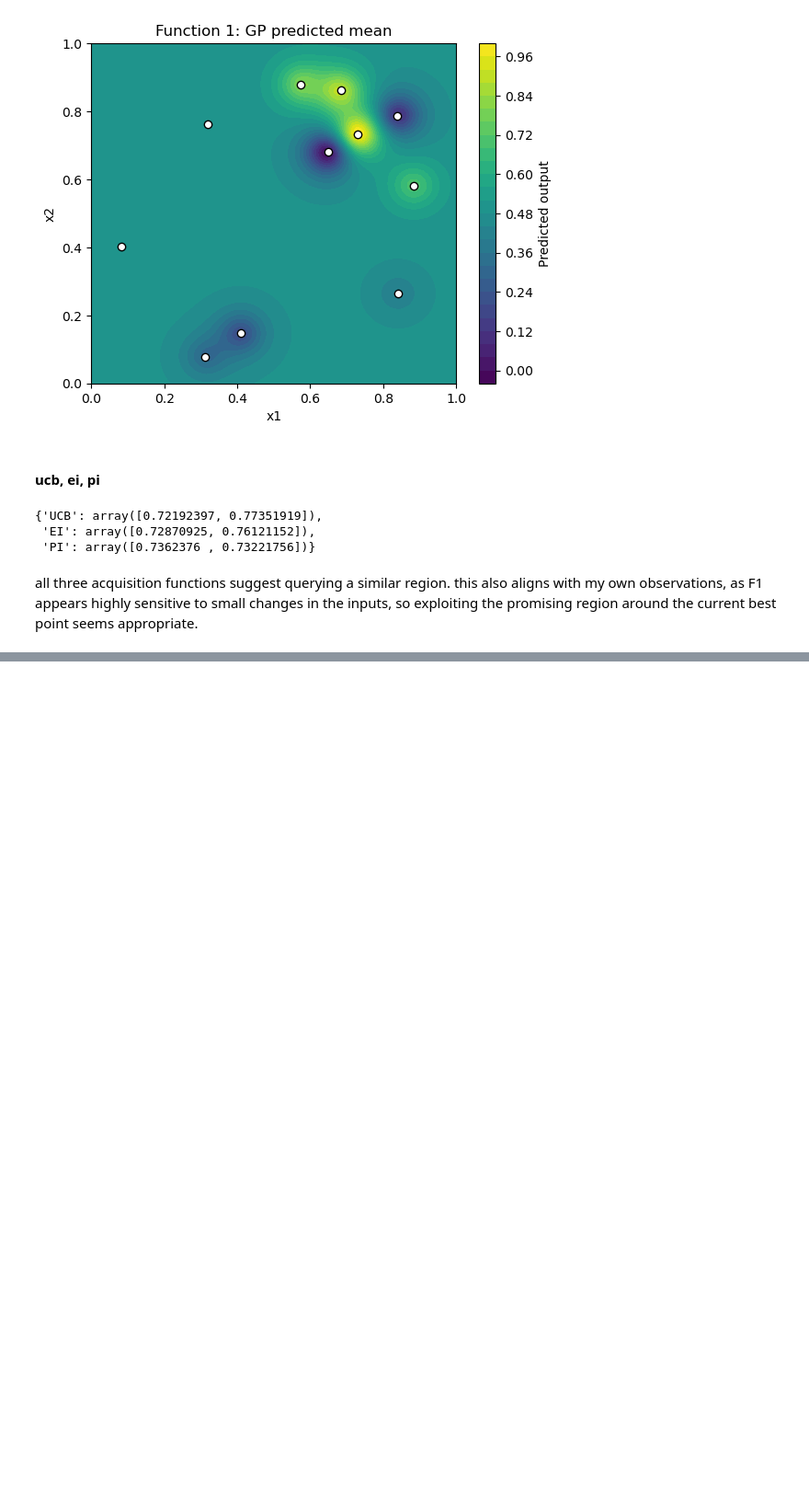
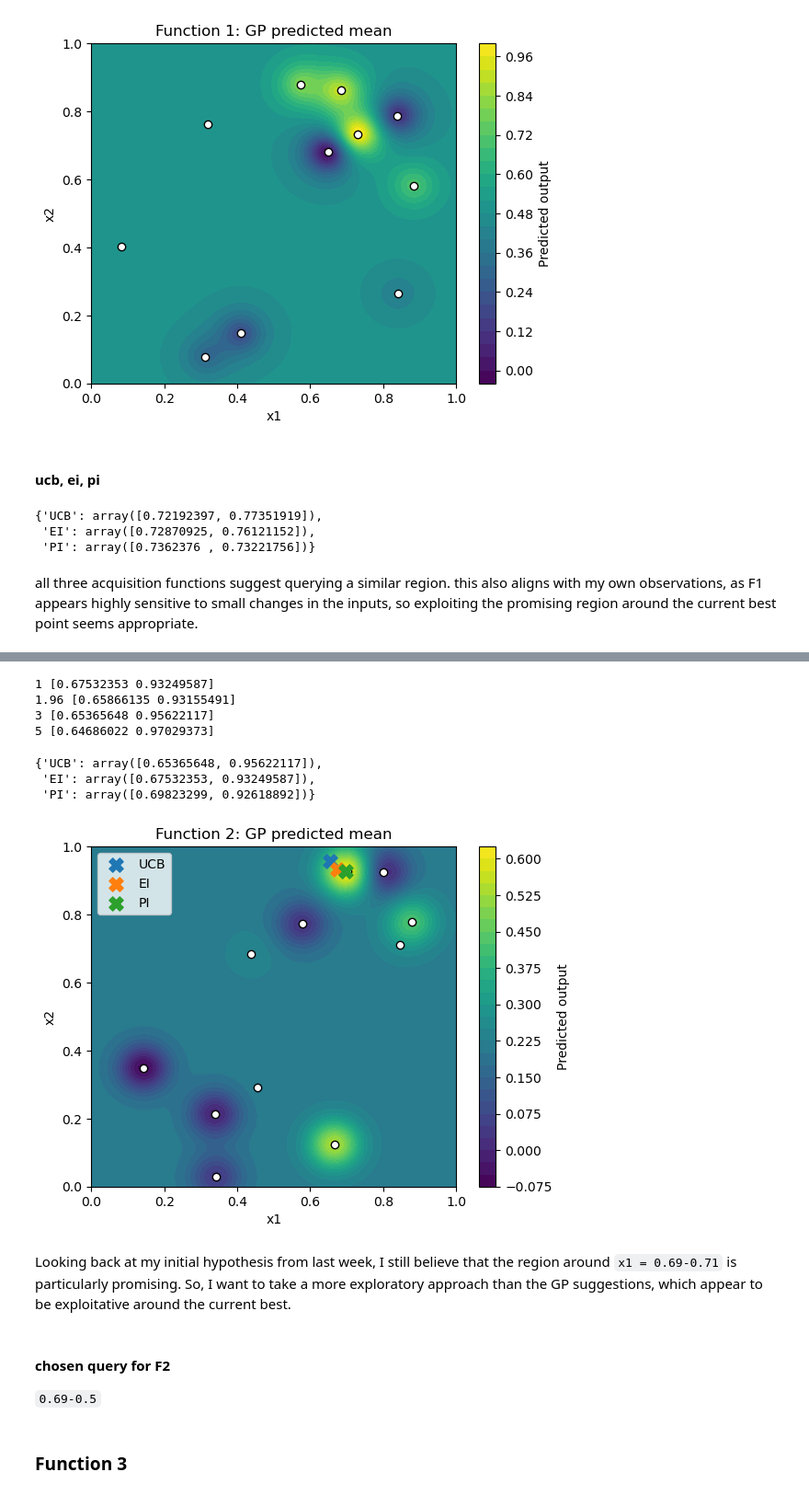
Before and after one commit to mkamar17/bbocapstone, a Jupyter notebook: project/stage-two/round_2/round_2_analysis.ipynb, the cells around one changed output, grey strips where cells are left out. Shown at 92% size. Cells and saved outputs as stored; diff of their text form; code cells hidden in the pictures; blank space fills up the shorter version.

```diff
--- a/project/stage-two/round_2/round_2_analysis.ipynb
+++ b/project/stage-two/round_2/round_2_analysis.ipynb
@@ -234,0 +315,45 @@ all three acquisition functions suggest querying a similar region. this also ali
+# %%
+best_kernel_f2 = RBF(length_scale=0.05)
+gp_f2 = fit_gp(2, best_kernel_f2)
+# %%
+rng = np.random.RandomState(42)
+X_candidates = rng.rand(10000, 2)
+
+for beta in [1, 1.96, 3, 5]:
+    result = acquisitions(
+        gp_f2,
+        X_candidates,
+        best_y=functions[2]["y"].max(),
+        beta=beta
+    )
+    print(beta, result["UCB"])
+# %% [output]
+1 [0.67532353 0.93249587]
+1.96 [0.65866135 0.93155491]
+3 [0.65365648 0.95622117]
+5 [0.64686022 0.97029373]
+# %%
+suggestions_f2 = acquisitions(
+    gp_f2,
+    X_candidates,
+    best_y=functions[2]["y"].max(),
+    beta=3
+)
+
+suggestions_f2
+# %% [output]
+{'UCB': array([0.65365648, 0.95622117]),
+ 'EI': array([0.67532353, 0.93249587]),
+ 'PI': array([0.69823299, 0.92618892])}
+# %%
+plot_gp_2d(2, gp_f2, suggestions_f2)
+# %% [output]
+[figure, added]
+# %% [markdown]
+Looking back at my initial hypothesis from last week, I still believe that the region around `x1 = 0.69-0.71` is particularly promising. So, I want to take a more exploratory approach than the GP suggestions, which appear to be exploitative around the current best.
+# %% [markdown]
+#### chosen query for F2
+
+`0.69-0.5`
+# %% [markdown]
+### Function 3
```
Also changed, not shown: parts of 28 cells of this notebook.
